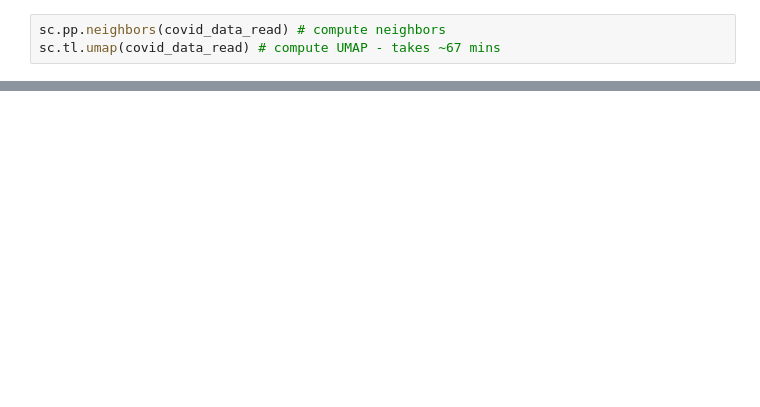
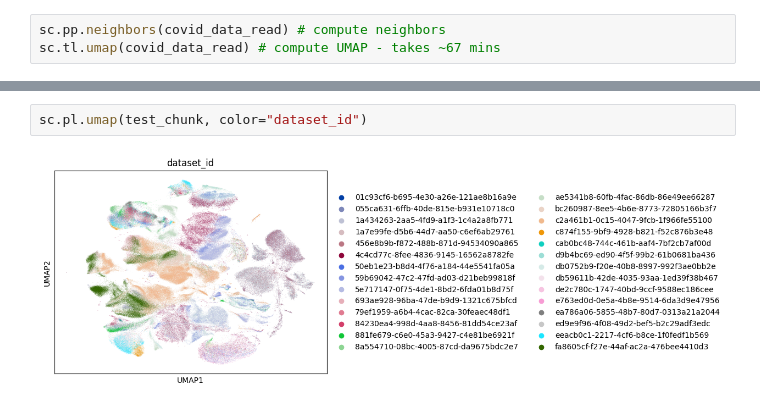
Before and after one commit to subramaniam-lab-ucsd/immune-foundation-model, a Jupyter notebook: src/code/02_immune_data_combine.ipynb, the cells around one changed output, grey strips where cells are left out. Cells and saved outputs as stored; diff of their text form; blank space fills up the shorter version.

```diff
--- a/src/code/02_immune_data_combine.ipynb
+++ b/src/code/02_immune_data_combine.ipynb
@@ -73,0 +69,4 @@ covid_data_read.uns[""]
+# %%
+sc.pl.umap(test_chunk, color="dataset_id")
+# %% [output]
+[figure, added]
```
Also changed, not shown: parts of 29 cells of this notebook, 1 other file.
